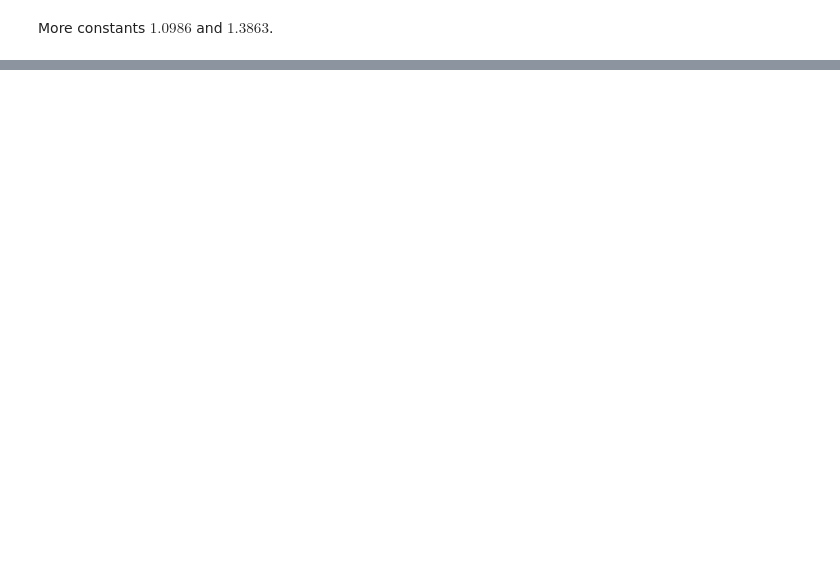
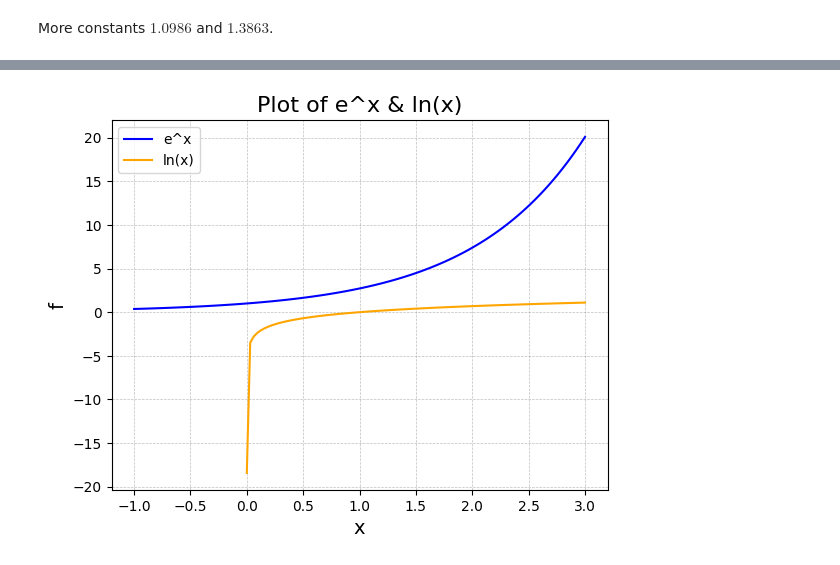
Before and after one commit to pareshrchaudhary/numericalmethods, a Jupyter notebook: Derivatives.ipynb, the cells around one changed output, grey strips where cells are left out. Drawn from its saved outputs; the diff is of its cells as text; code cells hidden in the pictures; blank space fills up the shorter version.

```diff
--- a/Derivatives.ipynb
+++ b/Derivatives.ipynb
@@ -918,0 +938,16 @@ $\boxed{\frac{d}{dx} e^x = e^x}$
+# %%
+x_sequence = np.linspace(-1, 3, 100)
+x_log = np.linspace(0.00000001, 3, 100)
+f_num = np.array([math.exp(i) for i in x_sequence])
+g_num = np.array([math.log(i)/math.log(2.7183) for i in x_log])
+plt.plot(x_sequence, f_num, color='blue', label='e^x')
+plt.plot(x_log, g_num, color='orange', label='ln(x)')
+
+plt.xlabel('x', fontsize=14)
+plt.ylabel('f', fontsize=14)
+plt.title("Plot of e^x & ln(x)", fontsize=16)
+plt.grid(True, linestyle='--', linewidth=0.5, color='gray', alpha=0.5)
+plt.legend()
+plt.show()
+# %% [output]
+[figure, added]
```
Also changed, not shown: parts of 12 cells of this notebook.
